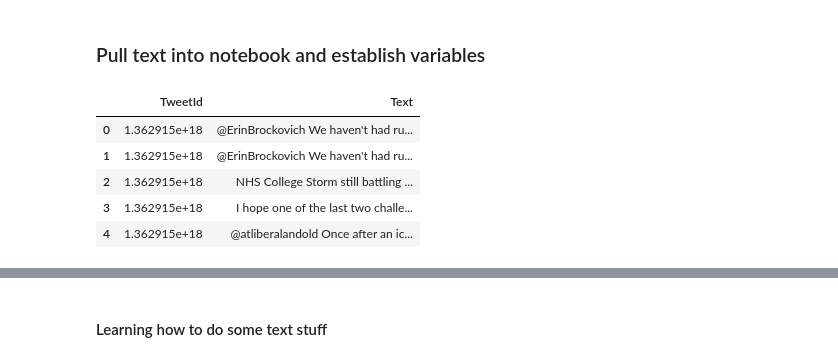
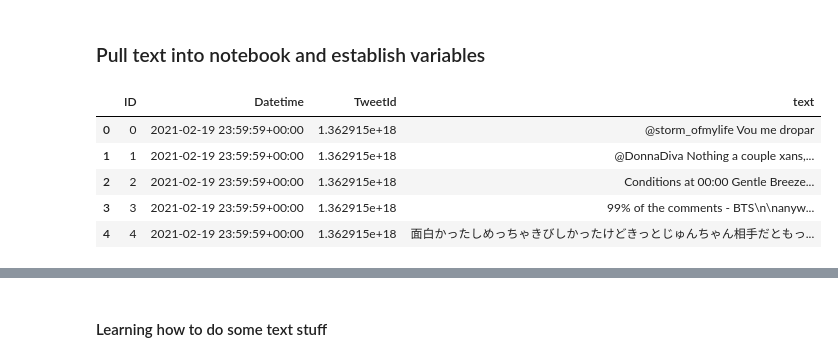
Before and after one commit to arboj/arbogast-capstone, a Jupyter notebook: Code/TextConditioningandMachineLearning.ipynb, the cells around one changed output, grey strips where cells are left out. Saved outputs shown, nothing was run; the diff lists cells and outputs as text; code cells hidden in the pictures.

```diff
--- a/Code/TextConditioningandMachineLearning.ipynb
+++ b/Code/TextConditioningandMachineLearning.ipynb
@@ -157,12 +171,14 @@ initial_filtering_folder = os.path.join(parent_dir,"Data/crisis_datasets_benchma
 # %%
 self_pull_folder = os.path.join(parent_dir,"Data/scraped")
 # %%
-geotweets = pd.read_csv(os.path.join(self_pull_folder,"tweetsid.csv"))
-geotweets.head()
+twts = pd.read_csv(os.path.join(self_pull_folder,"tweets_scraped.csv"), engine='python')
+twts = twts.rename(columns={"Text": "text"})
-# %% [output]
-|  | TweetId | Text |
-| 0 | 1.362915e+18 | @ErinBrockovich We haven't had ru... |
-| 1 | 1.362915e+18 | @ErinBrockovich We haven't had ru... |
-| 2 | 1.362915e+18 | NHS College Storm still battling ... |
-| 3 | 1.362915e+18 | I hope one of the last two challe... |
-| 4 | 1.362915e+18 | @atliberalandold Once after an ic... |
+# %%
+twts.head()
+# %% [output]
+|  | ID | Datetime | TweetId | text |
+| 0 | 0 | 2021-02-19 23:59:59+00:00 | 1.362915e+18 | @storm_ofmylife Vou me dropar |
+| 1 | 1 | 2021-02-19 23:59:59+00:00 | 1.362915e+18 | @DonnaDiva Nothing a couple xans,... |
+| 2 | 2 | 2021-02-19 23:59:59+00:00 | 1.362915e+18 | Conditions at 00:00 Gentle Breeze... |
+| 3 | 3 | 2021-02-19 23:59:59+00:00 | 1.362915e+18 | 99% of the comments - BTS\n\nanyw... |
+| 4 | 4 | 2021-02-19 23:59:59+00:00 | 1.362915e+18 | 面白かったしめっちゃきびしかったけどきっとじゅんちゃん相手だともっ... |
```
Also changed, not shown: parts of 47 cells of this notebook, 22 other files.
